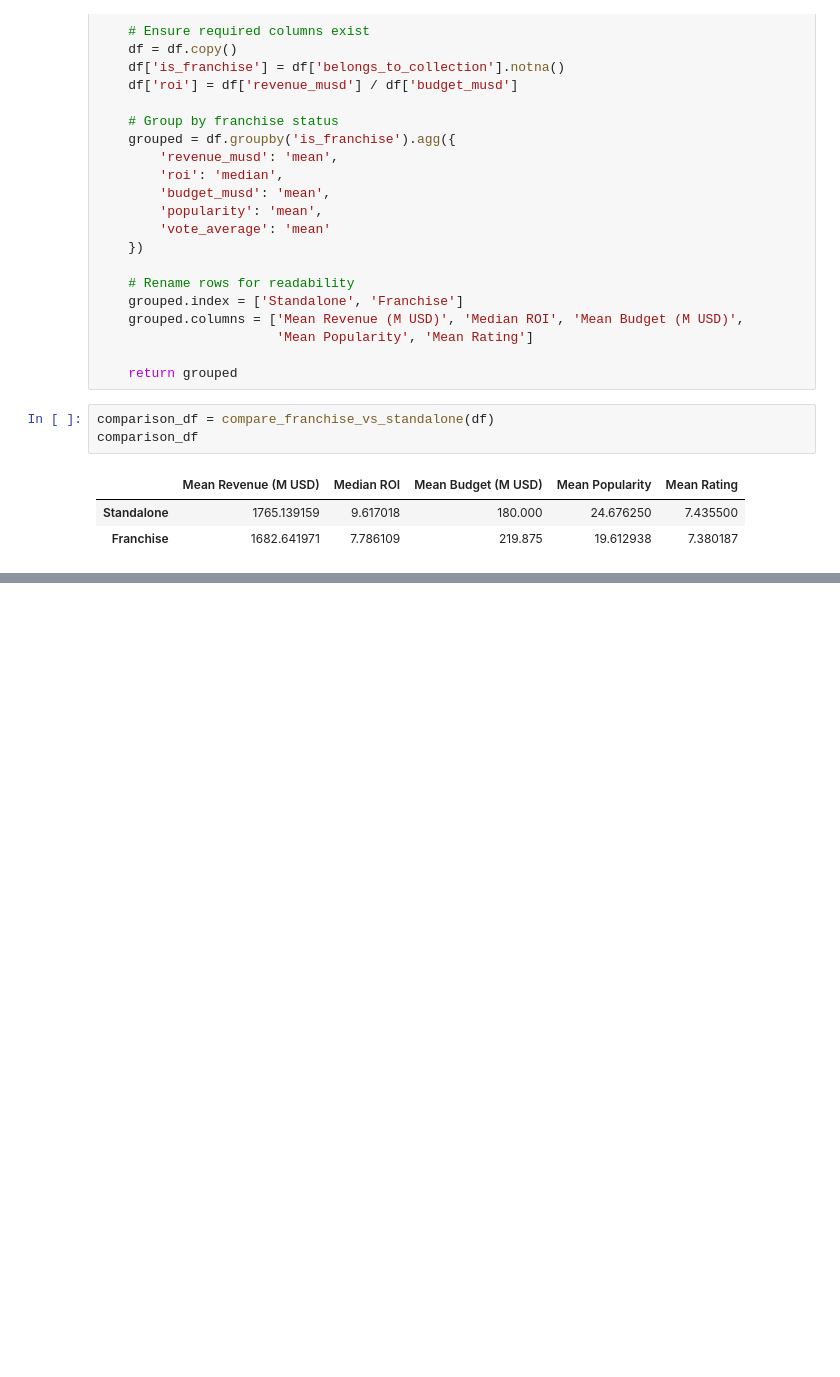
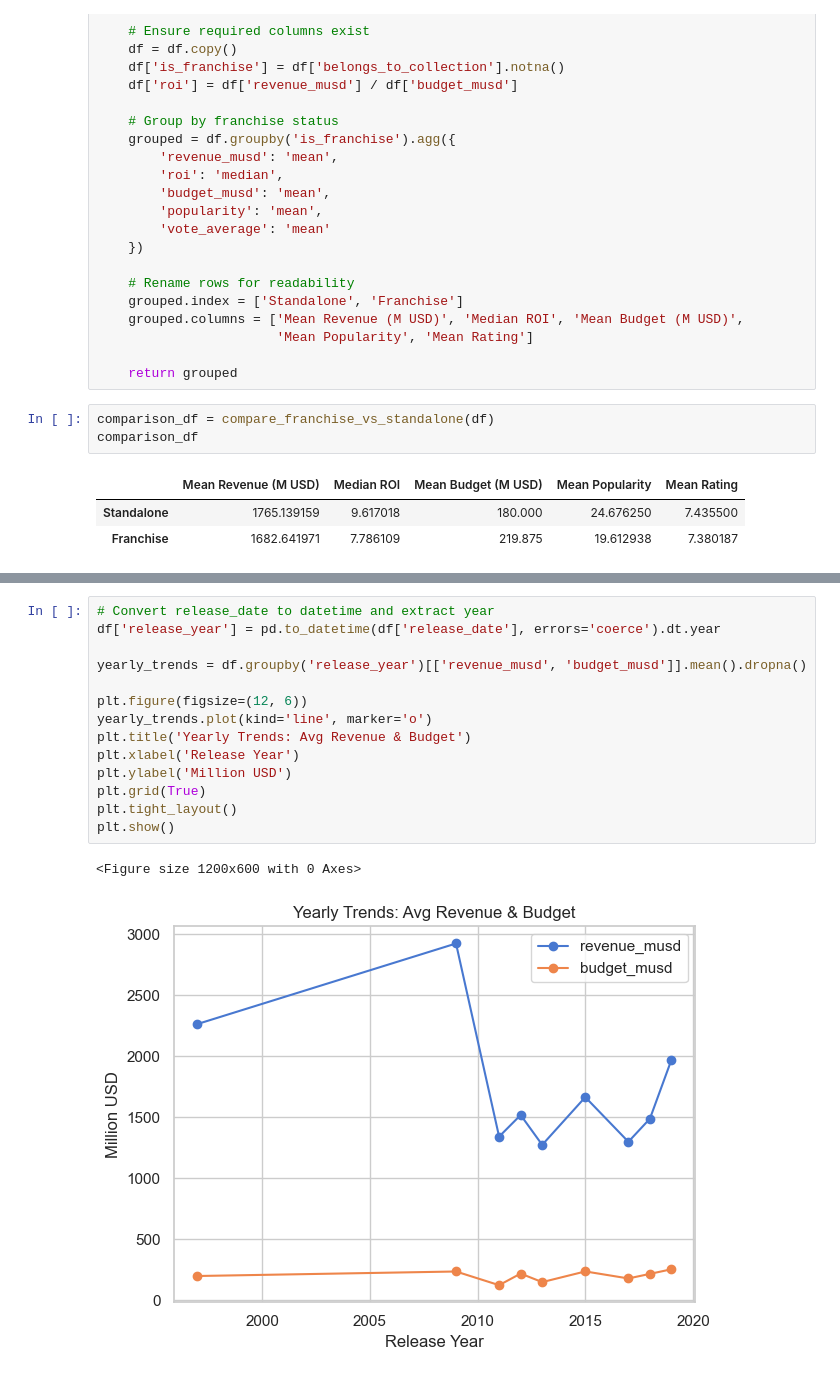
Before and after one commit to richardamasah/Amalitech_GTP, a Jupyter notebook: notebook/notebook1.ipynb, the cells around one changed output, grey strips where cells are left out. Saved outputs shown, nothing was run; the diff lists cells and outputs as text; blank space fills up the shorter version.

```diff
--- a/notebook/notebook1.ipynb
+++ b/notebook/notebook1.ipynb
@@ -690,0 +834,17 @@ top_franchises.head(10)
+# %%
+# Convert release_date to datetime and extract year
+df['release_year'] = pd.to_datetime(df['release_date'], errors='coerce').dt.year
+
+yearly_trends = df.groupby('release_year')[['revenue_musd', 'budget_musd']].mean().dropna()
+
+plt.figure(figsize=(12, 6))
+yearly_trends.plot(kind='line', marker='o')
+plt.title('Yearly Trends: Avg Revenue & Budget')
+plt.xlabel('Release Year')
+plt.ylabel('Million USD')
+plt.grid(True)
+plt.tight_layout()
+plt.show()
+# %% [output]
+<Figure size 1200x600 with 0 Axes>
+[figure, added]
```
Also changed, not shown: parts of 10 cells of this notebook.
